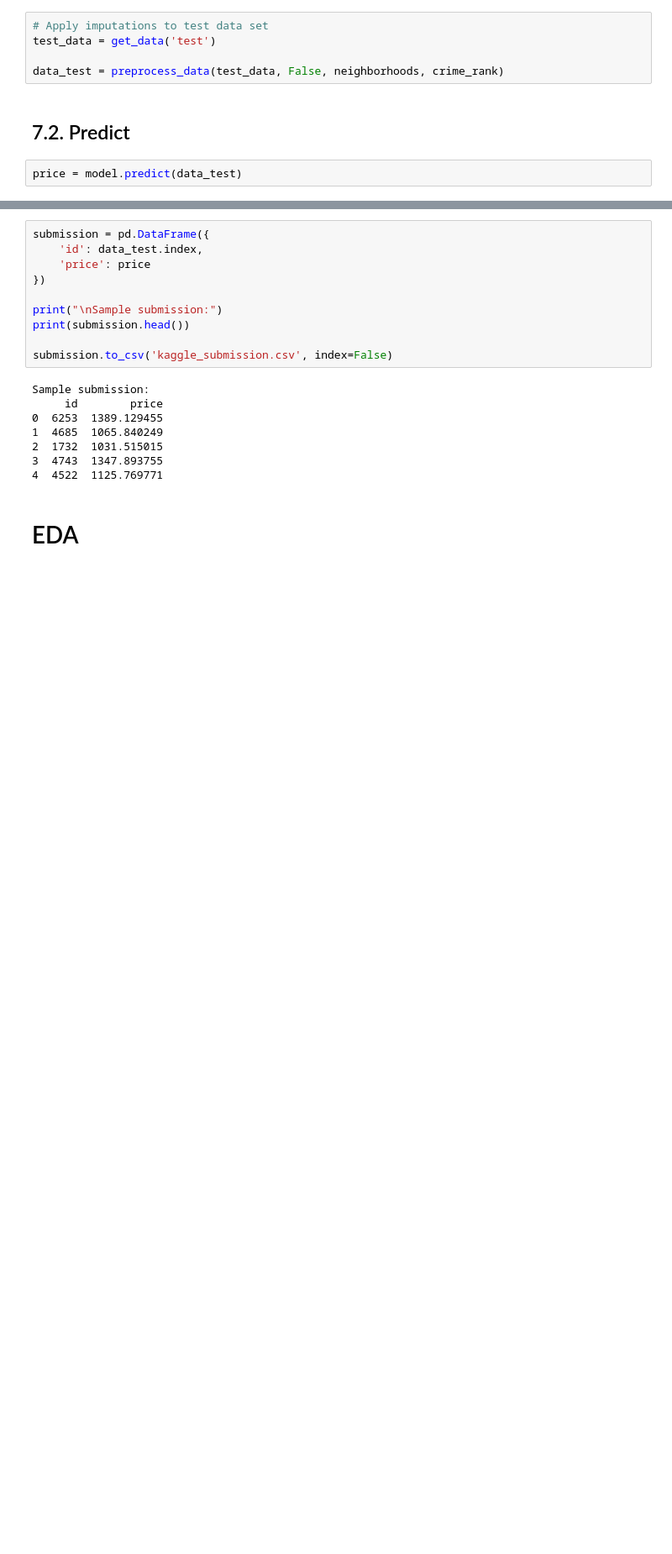
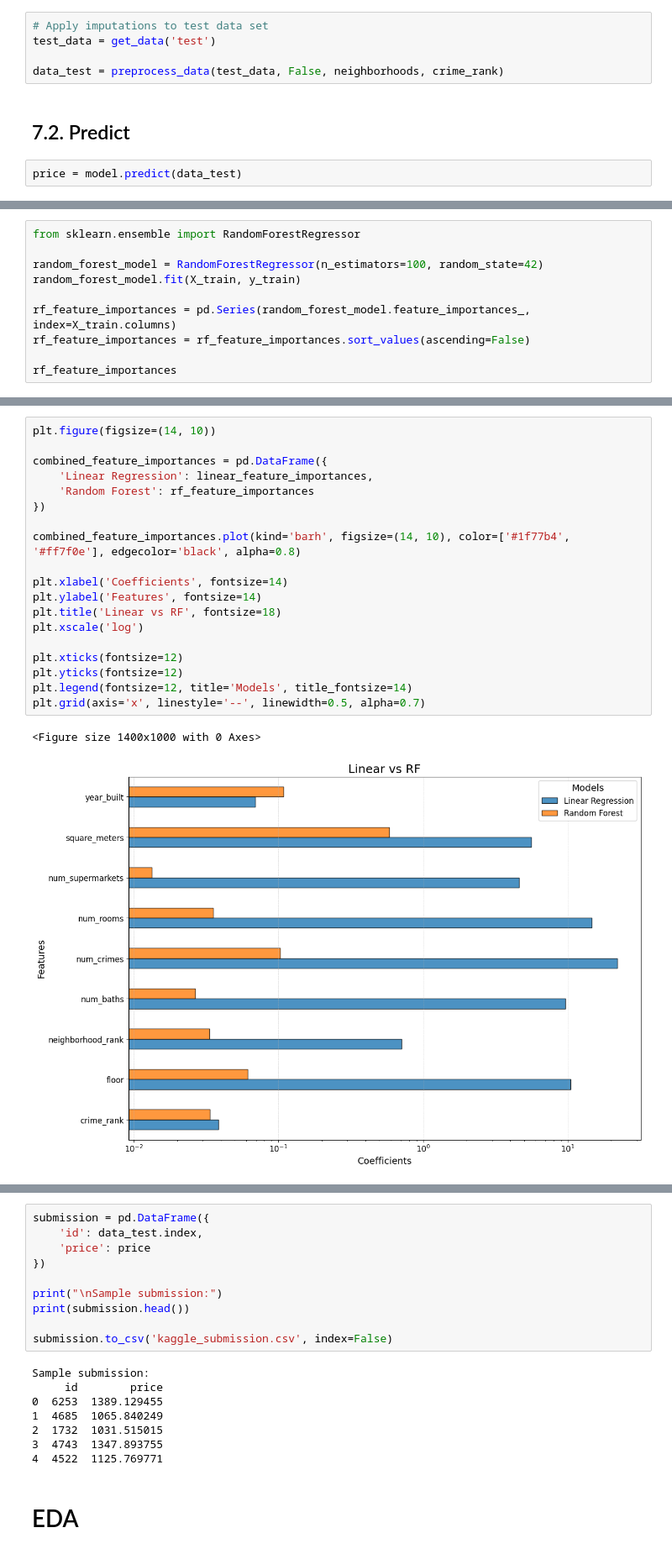
Before and after one commit to DenisProcyon/DSDM_ML_Pred, a Jupyter notebook: main.ipynb, the cells around one changed output, grey strips where cells are left out. Shown at 84% size. Cells and saved outputs as stored; diff of their text form; blank space fills up the shorter version.

```diff
--- a/main.ipynb
+++ b/main.ipynb
@@ -586,0 +627,10 @@ price = model.predict(data_test)
+# %%
+from sklearn.ensemble import RandomForestRegressor
+
+random_forest_model = RandomForestRegressor(n_estimators=100, random_state=42)
+random_forest_model.fit(X_train, y_train)
+
+rf_feature_importances = pd.Series(random_forest_model.feature_importances_, index=X_train.columns)
+rf_feature_importances = rf_feature_importances.sort_values(ascending=False)
+
+rf_feature_importances
@@ -586,0 +648,22 @@ price = model.predict(data_test)
+# %%
+plt.figure(figsize=(14, 10))
+
+combined_feature_importances = pd.DataFrame({
+    'Linear Regression': linear_feature_importances,
+    'Random Forest': rf_feature_importances
+})
+
+combined_feature_importances.plot(kind='barh', figsize=(14, 10), color=['#1f77b4', '#ff7f0e'], edgecolor='black', alpha=0.8)
+
+plt.xlabel('Coefficients', fontsize=14)
+plt.ylabel('Features', fontsize=14)
+plt.title('Linear vs RF', fontsize=18)
+plt.xscale('log')
+
+plt.xticks(fontsize=12)
+plt.yticks(fontsize=12)
+plt.legend(fontsize=12, title='Models', title_fontsize=14)
+plt.grid(axis='x', linestyle='--', linewidth=0.5, alpha=0.7)
+# %% [output]
+<Figure size 1400x1000 with 0 Axes>
+[figure, added]
```
Also changed, not shown: parts of 7 cells of this notebook.
